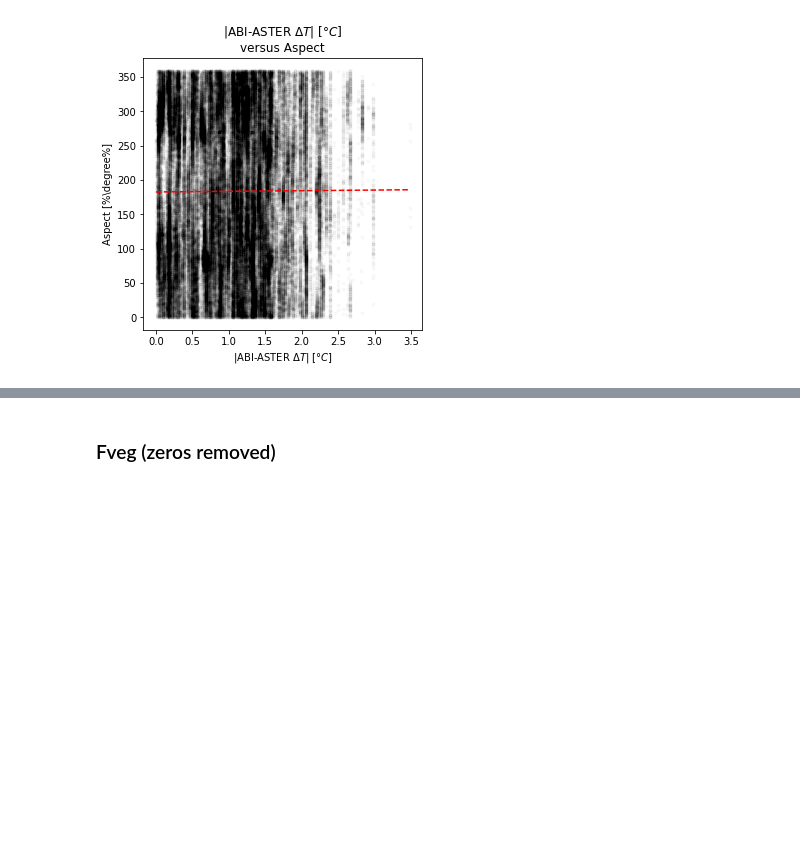
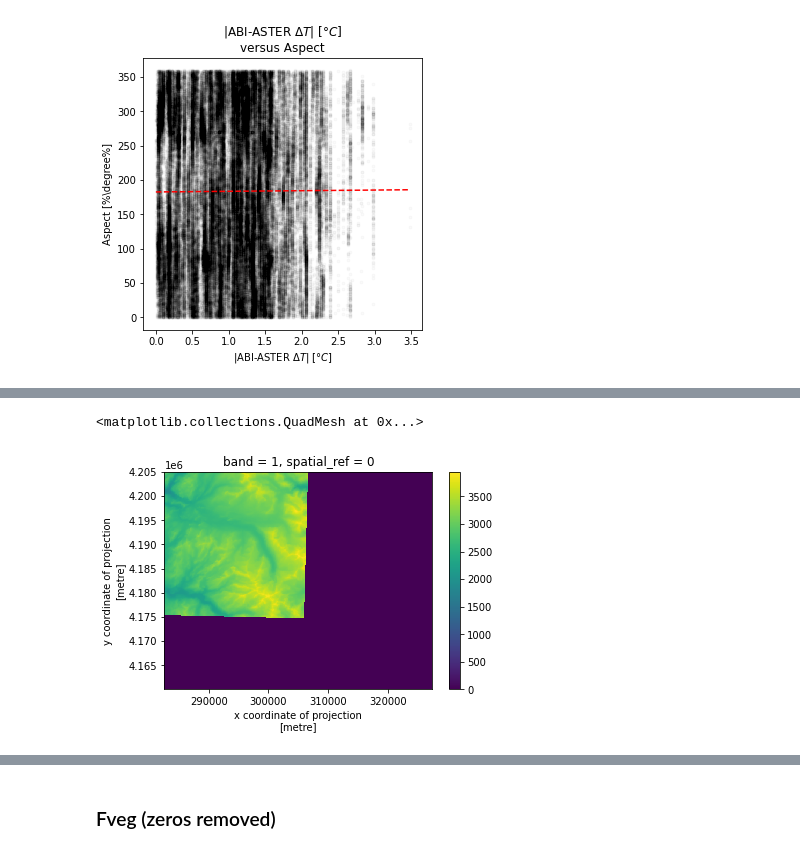
Before and after one commit to spestana/goes-cues, a Jupyter notebook: plot-raster-datasets-slopeaspectfveg.ipynb, the cells around one changed output, grey strips where cells are left out. Saved outputs shown, nothing was run; the diff lists cells and outputs as text; code cells hidden in the pictures; blank space fills up the shorter version.

```diff
--- a/plot-raster-datasets-slopeaspectfveg.ipynb
+++ b/plot-raster-datasets-slopeaspectfveg.ipynb
@@ -531,0 +524,7 @@ ds.aspect.plot(cmap=cmap)
+# %%
+dem = dem.rio.reproject_match(ds)
+# %%
+dem.plot()
+# %% [output]
+<matplotlib.collections.QuadMesh at 0x...>
+[figure, added]
```
Also changed, not shown: parts of 31 cells of this notebook.
